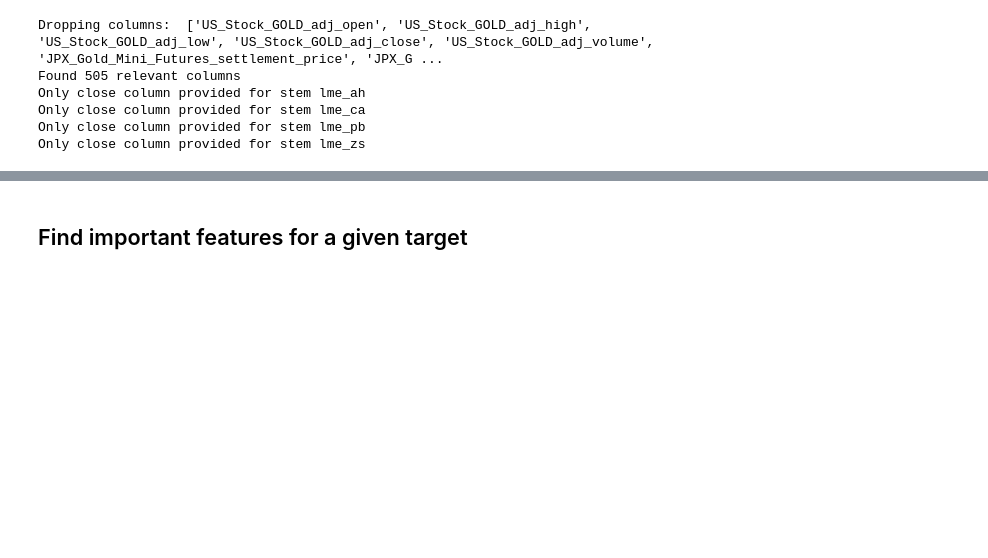
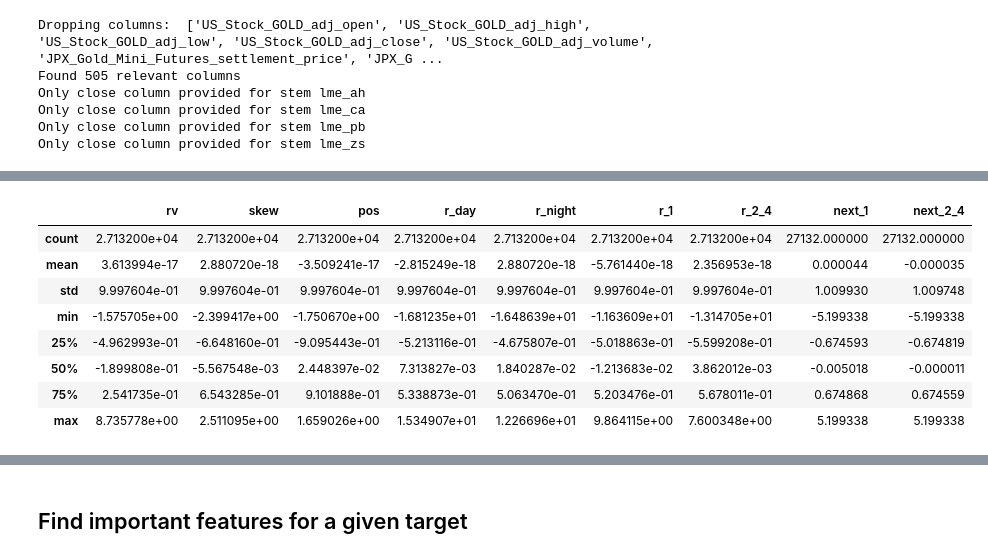
Before and after one commit to msh2481/commodity, a Jupyter notebook: eda.ipynb, the cells around one changed output, grey strips where cells are left out. Saved outputs shown, nothing was run; the diff lists cells and outputs as text; code cells hidden in the pictures; blank space fills up the shorter version.

```diff
--- a/eda.ipynb
+++ b/eda.ipynb
@@ -75,0 +85,25 @@ target_pairs
+# %%
+X_close = X_train.filter(like="weighted_close")
+from numpy.linalg import svd
+
+# Calculate first differences (returns)
+X_close_diff = X_close.fillna(0).diff().fillna(0)
+X_close_diff_np = X_close_diff.to_numpy()
+
+# SVD on returns
+U, S, VT = svd(X_close_diff_np, full_matrices=False)
+k = 1
+U_k = U[:, :k]
+S_k = S[:k]
+VT_k = VT[:k, :]
+
+# Low-rank approximation of returns
+X_close_diff_rank_k = (U_k * S_k) @ VT_k * 0
+
+# Sum reconstructed returns back to price-like levels
+X_close_rank_k_cumsum = pd.DataFrame(
+    np.cumsum(X_close_diff_rank_k, axis=0), index=X_close.index, columns=X_close.columns
+)
+
+# Residuals in levels
+X_close_residuals = X_close - X_close_rank_k_cumsum
@@ -75,0 +150,28 @@ target_pairs
+# %%
+mom_concat = {}
+for suffix in [
+    "rv",
+    "skew",
+    "pos",
+    "r_day",
+    "r_night",
+    "r_1",
+    "r_2_4",
+    "next_1",
+    "next_2_4",
+]:
+    cols = [col for col in momdf.columns if col.endswith(suffix)]
+    if cols:
+        mom_concat[suffix] = pd.concat([momdf[col] for col in cols], ignore_index=True)
+mom_concat = pd.DataFrame(mom_concat)
+mom_concat.describe()
+# %% [output]
+|  | rv | skew | pos | r_day | r_night | r_1 | r_2_4 | next_1 | next_2_4 |
+| count | 2.713200e+04 | 2.713200e+04 | 2.713200e+04 | 2.713200e+04 | 2.713200e+04 | 2.713200e+04 | 2.713200e+04 | 27132.000000 | 27132.000000 |
+| mean | 3.613994e-17 | 2.880720e-18 | -3.509241e-17 | -2.815249e-18 | 2.880720e-18 | -5.761440e-18 | 2.356953e-18 | 0.000044 | -0.000035 |
+| std | 9.997604e-01 | 9.997604e-01 | 9.997604e-01 | 9.997604e-01 | 9.997604e-01 | 9.997604e-01 | 9.997604e-01 | 1.009930 | 1.009748 |
+| min | -1.575705e+00 | -2.399417e+00 | -1.750670e+00 | -1.681235e+01 | -1.648639e+01 | -1.163609e+01 | -1.314705e+01 | -5.199338 | -5.199338 |
+| 25% | -4.962993e-01 | -6.648160e-01 | -9.095443e-01 | -5.213116e-01 | -4.675807e-01 | -5.018863e-01 | -5.599208e-01 | -0.674593 | -0.674819 |
+| 50% | -1.899808e-01 | -5.567548e-03 | 2.448397e-02 | 7.313827e-03 | 1.840287e-02 | -1.213683e-02 | 3.862012e-03 | -0.005018 | -0.000011 |
+| 75% | 2.541735e-01 | 6.543285e-01 | 9.101888e-01 | 5.338873e-01 | 5.063470e-01 | 5.203476e-01 | 5.678011e-01 | 0.674868 | 0.674559 |
+| max | 8.735778e+00 | 2.511095e+00 | 1.659026e+00 | 1.534907e+01 | 1.226696e+01 | 9.864115e+00 | 7.600348e+00 | 5.199338 | 5.199338 |
```
Also changed, not shown: parts of 19 cells of this notebook, 2 other files.
